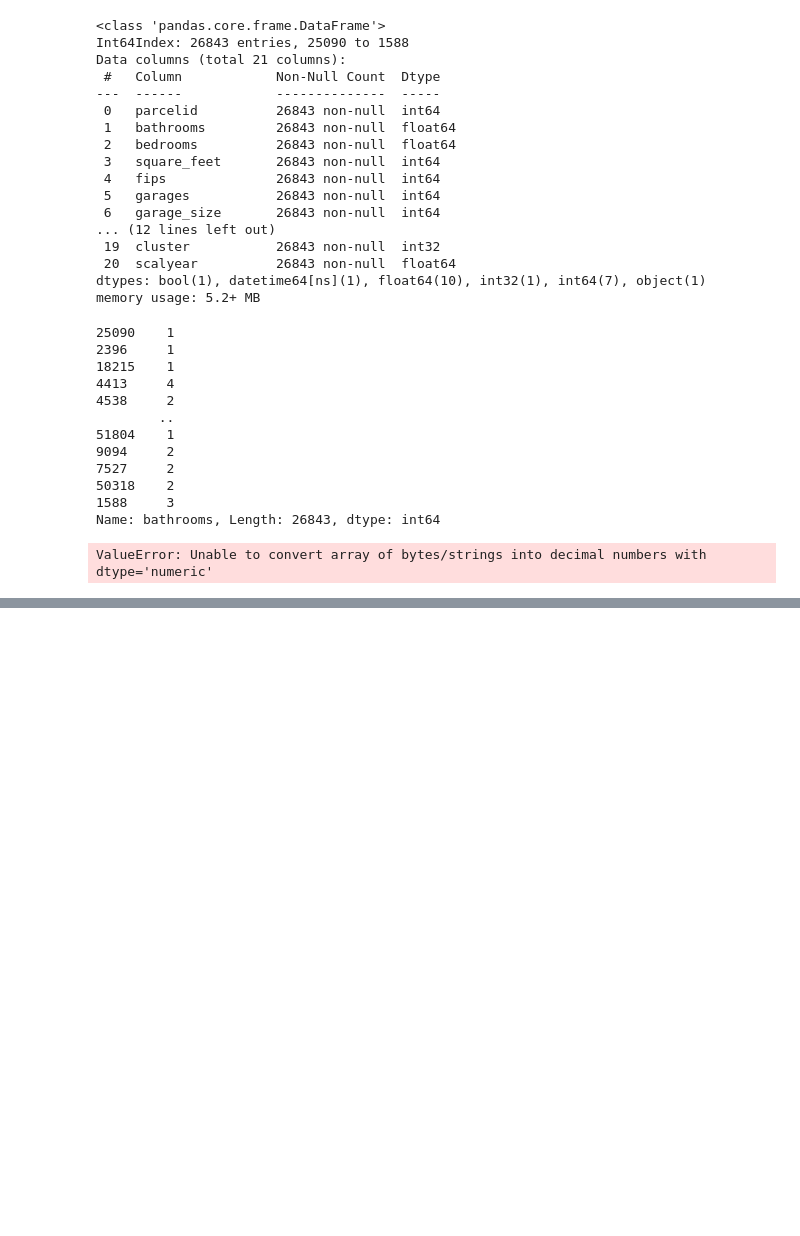
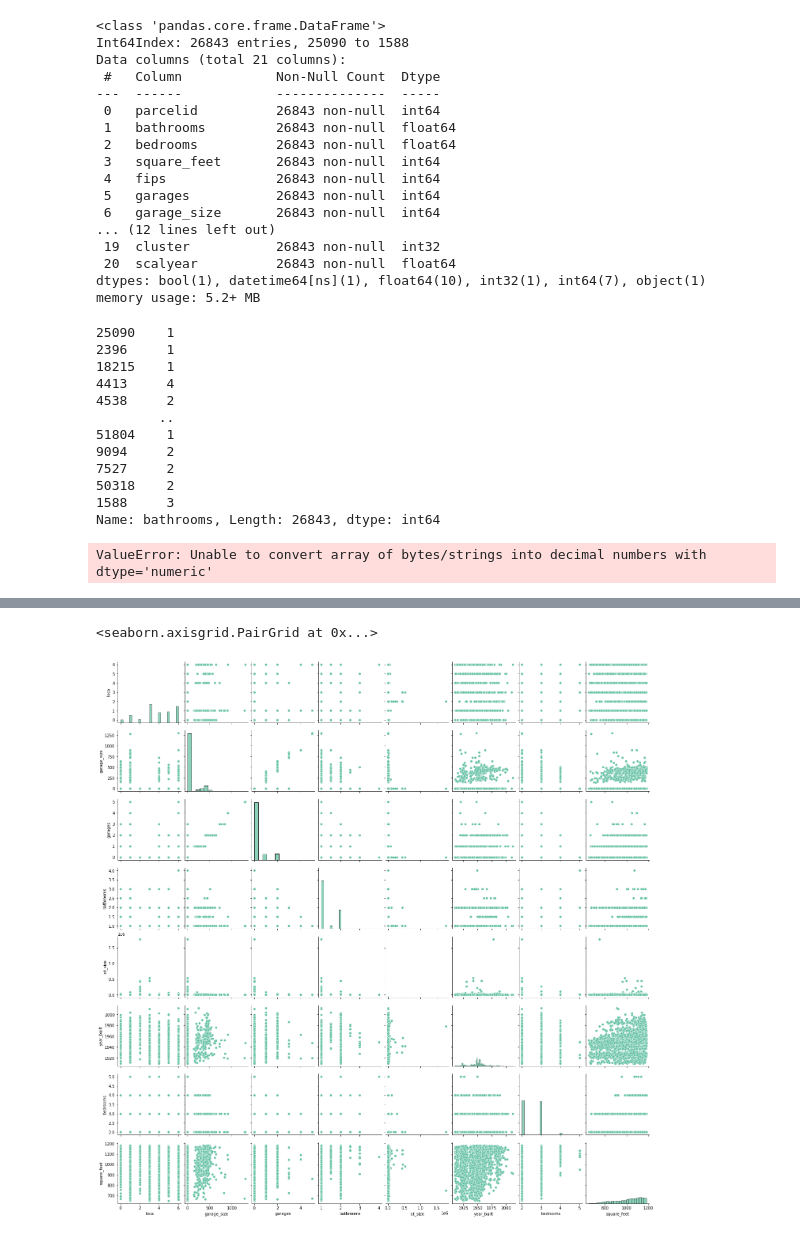
Before and after one commit to mindyshiben/Zillow_Clustering_Project, a Jupyter notebook: project_explore.ipynb, the cells around one changed output, grey strips where cells are left out. Saved outputs shown, nothing was run; the diff lists cells and outputs as text; code cells hidden in the pictures; blank space fills up the shorter version.

```diff
--- a/project_explore.ipynb
+++ b/project_explore.ipynb
@@ -567,0 +664,4 @@ train[['scalbathrooms', 'scalyear', 'scalsquare_feet']] = scaler.transform(train
+# %%
+xsmall = xsmall.where(xsmall.bedrooms >= 2)
+xsmall = xsmall.dropna()
+xsmall
@@ -567,0 +688,2 @@ train[['scalbathrooms', 'scalyear', 'scalsquare_feet']] = scaler.transform(train
+# %%
+data = xsmall[['loca', 'garage_size', 'garages', 'bathrooms', 'lot_size', 'year_built', 'bedrooms', 'square_feet']]
@@ -567,0 +706,5 @@ train[['scalbathrooms', 'scalyear', 'scalsquare_feet']] = scaler.transform(train
+# %%
+sns.pairplot(data)
+# %% [output]
+<seaborn.axisgrid.PairGrid at 0x...>
+[figure, added]
```
Also changed, not shown: parts of 43 cells of this notebook, 3 other files.
